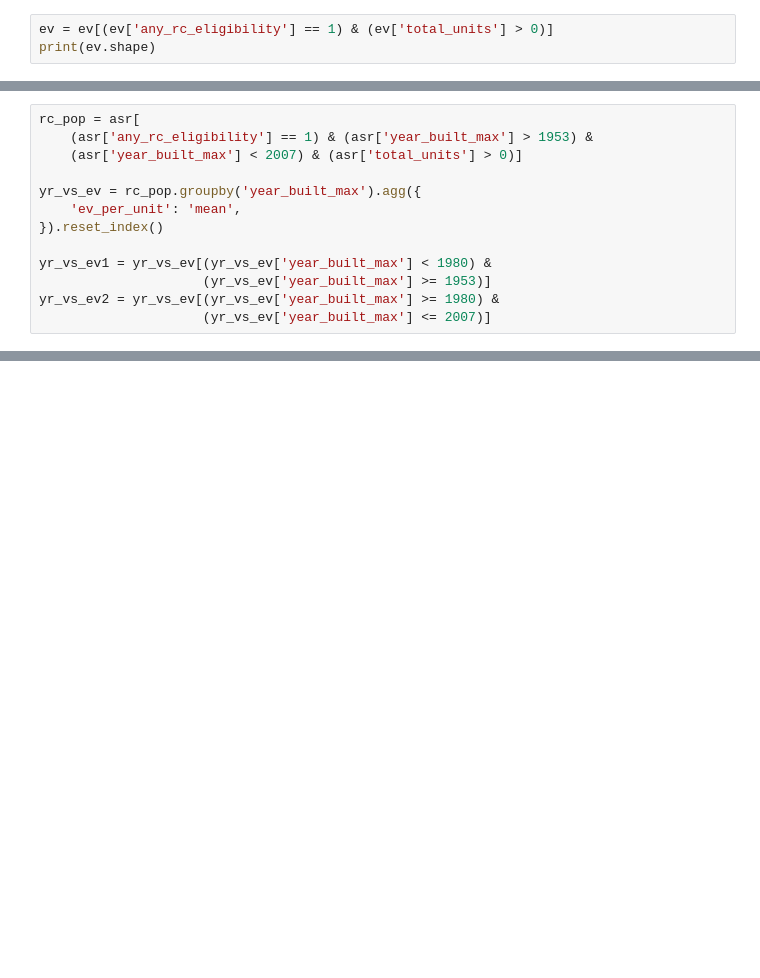
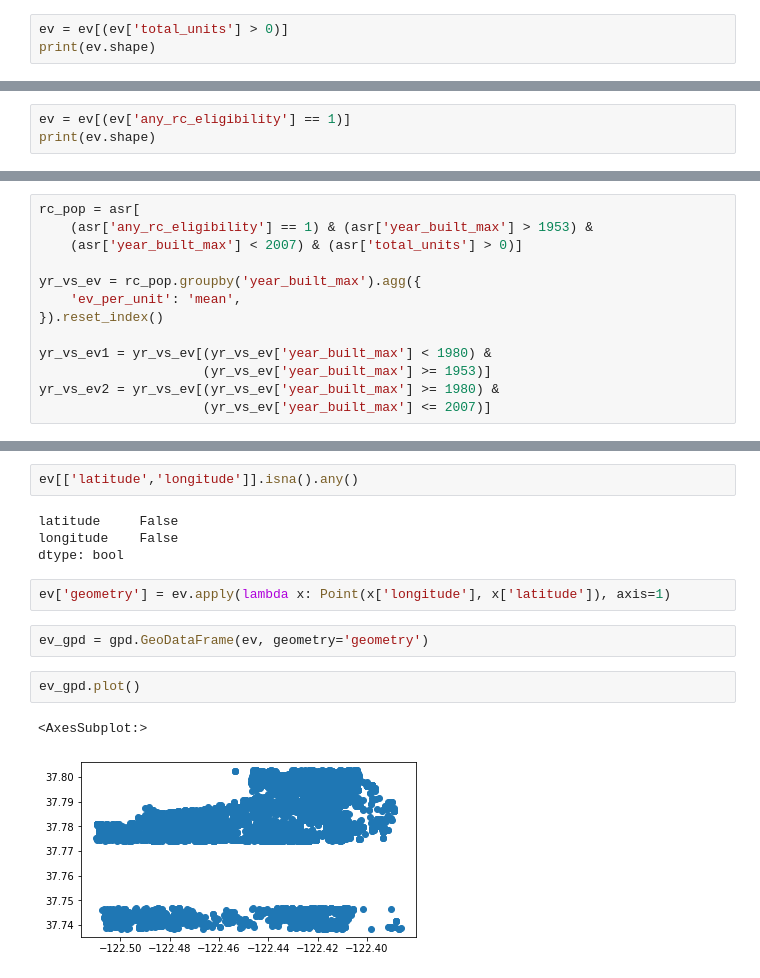
Before and after one commit to mxndrwgrdnr/sf-evictions, a Jupyter notebook: notebooks/analysis_final.ipynb, the cells around one changed output, grey strips where cells are left out. Cells and saved outputs as stored; diff of their text form; blank space fills up the shorter version.

```diff
--- a/notebooks/analysis_final.ipynb
+++ b/notebooks/analysis_final.ipynb
@@ -31,4 +68,4 @@ print(ev.shape)
 # %%
-ev = ev[(ev['any_rc_eligibility'] == 1) & (ev['total_units'] > 0)]
+ev = ev[(ev['total_units'] > 0)]
 print(ev.shape)
 # %% [output]
@@ -35,0 +73,3 @@ print(ev.shape)
+# %%
+ev = ev[(ev['any_rc_eligibility'] == 1)]
+print(ev.shape)
@@ -128,0 +257,15 @@ Text(0.3, 0.8, 'rent control \nbuilt-year threshold')
+# %%
+ev[['latitude','longitude']].isna().any()
+# %% [output]
+latitude     False
+longitude    False
+dtype: bool
+# %%
+ev['geometry'] = ev.apply(lambda x: Point(x['longitude'], x['latitude']), axis=1)
+# %%
+ev_gpd = gpd.GeoDataFrame(ev, geometry='geometry')
+# %%
+ev_gpd.plot()
+# %% [output]
+<AxesSubplot:>
+[figure, added]
```
Also changed, not shown: parts of 48 cells of this notebook, 2 other files.
